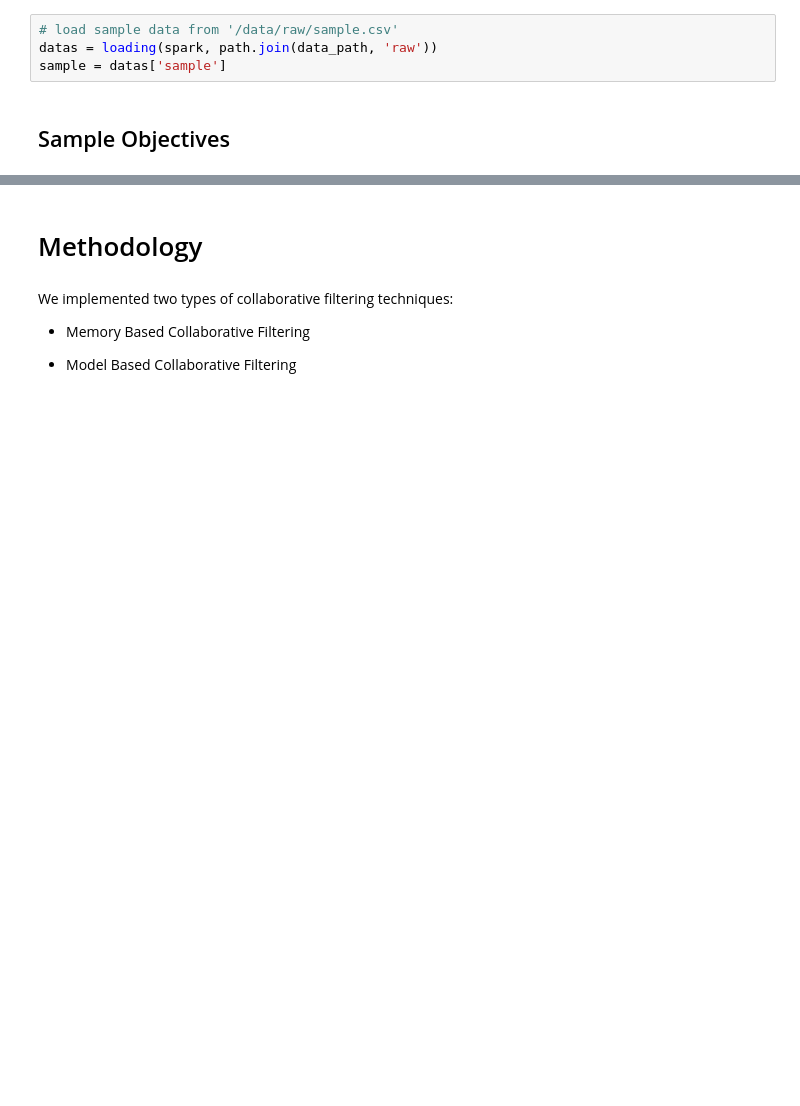
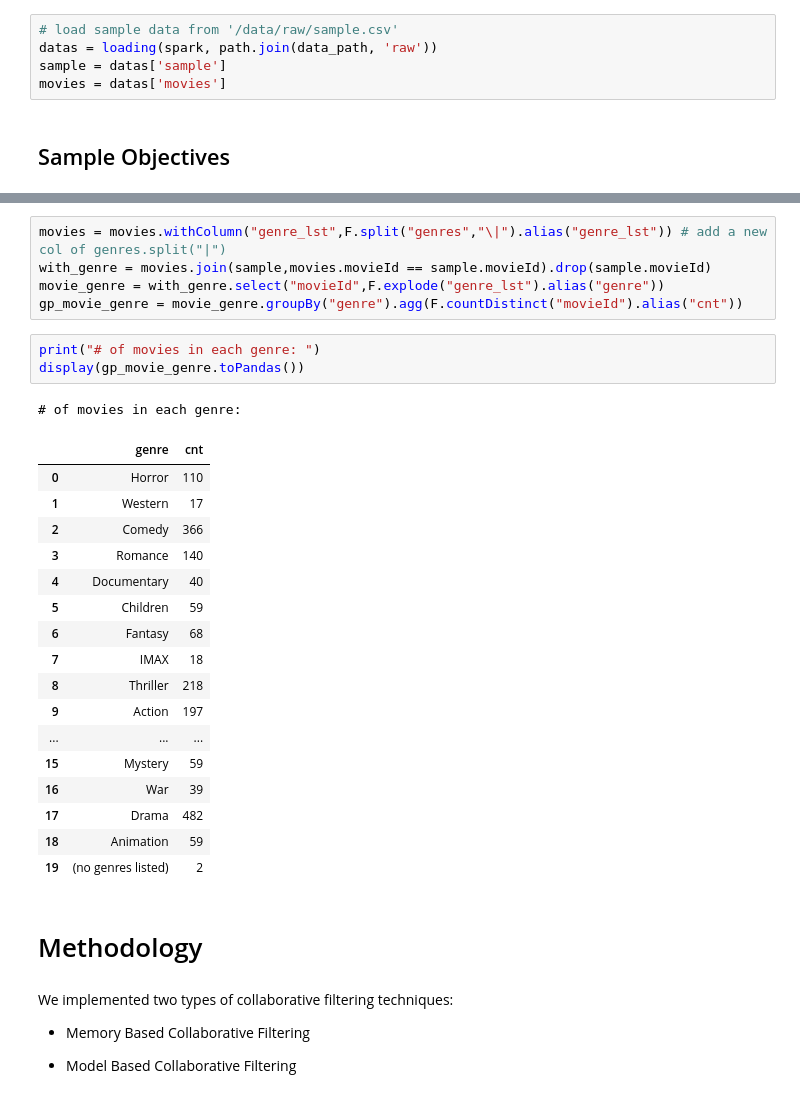
Before and after one commit to syeehyn/personalization-system, a Jupyter notebook: notebook/final_report.ipynb, the cells around one changed output, grey strips where cells are left out. Cells and saved outputs as stored; diff of their text form; blank space fills up the shorter version.

```diff
--- a/notebook/final_report.ipynb
+++ b/notebook/final_report.ipynb
@@ -81,6 +81,7 @@ python main.py download sample
 # load sample data from '/data/raw/sample.csv'
 datas = loading(spark, path.join(data_path, 'raw'))
 sample = datas['sample']
+movies = datas['movies']
 # %% [markdown]
 ## Sample Objectives
 # %%
@@ -112,3 +113,30 @@ print(f'''
+# %%
+movies = movies.withColumn("genre_lst",F.split("genres","\|").alias("genre_lst")) # add a new col of genres.split("|")
+with_genre = movies.join(sample,movies.movieId == sample.movieId).drop(sample.movieId)
+movie_genre = with_genre.select("movieId",F.explode("genre_lst").alias("genre"))
+gp_movie_genre = movie_genre.groupBy("genre").agg(F.countDistinct("movieId").alias("cnt"))
+# %%
+print("# of movies in each genre: ")
+display(gp_movie_genre.toPandas())
+# %% [output]
+# of movies in each genre:
+|  | genre | cnt |
+| 0 | Horror | 110 |
+| 1 | Western | 17 |
+| 2 | Comedy | 366 |
+| 3 | Romance | 140 |
+| 4 | Documentary | 40 |
+| 5 | Children | 59 |
+| 6 | Fantasy | 68 |
+| 7 | IMAX | 18 |
+| 8 | Thriller | 218 |
+| 9 | Action | 197 |
+| ... | ... | ... |
+| 15 | Mystery | 59 |
+| 16 | War | 39 |
+| 17 | Drama | 482 |
+| 18 | Animation | 59 |
+| 19 | (no genres listed) | 2 |
 # %% [markdown]
 # Methodology
 # %% [markdown]
```
Also changed, not shown: parts of 14 cells of this notebook.
